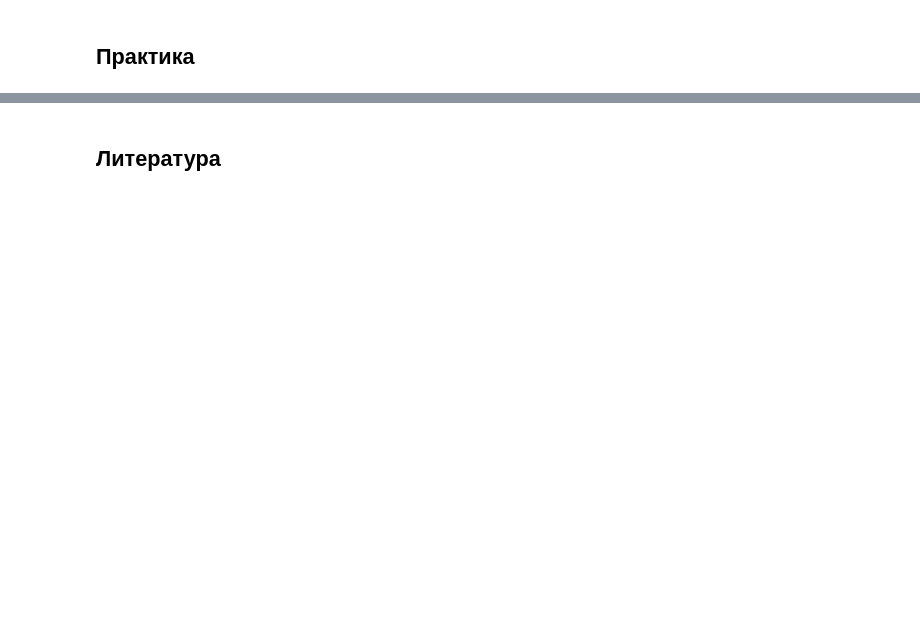
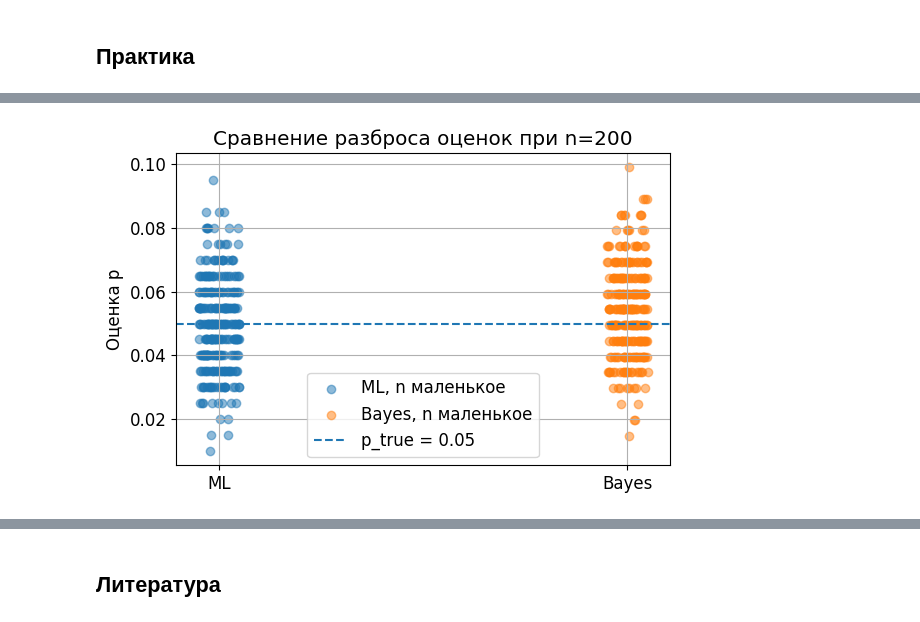
Before and after one commit to oncominglane/theory_of_information, a Jupyter notebook: essays/essay3.ipynb, the cells around one changed output, grey strips where cells are left out. Cells and saved outputs as stored; diff of their text form; code cells hidden in the pictures; blank space fills up the shorter version.

```diff
--- a/essays/essay3.ipynb
+++ b/essays/essay3.ipynb
@@ -286,0 +450,20 @@ plt.show()
+# %%
+plt.figure()
+
+# Немного шума по оси x, чтобы точки не легли друг на друга
+x_ml_small = np.full_like(ml_small, 0, dtype=float) + (rng.random(size=ml_small.size) - 0.5) * 0.1
+x_bayes_small = np.full_like(bayes_small, 1, dtype=float) + (rng.random(size=bayes_small.size) - 0.5) * 0.1
+
+plt.scatter(x_ml_small, ml_small, alpha=0.5, label="ML, n маленькое")
+plt.scatter(x_bayes_small, bayes_small, alpha=0.5, label="Bayes, n маленькое")
+
+plt.axhline(p_true, linestyle="--", label=f"p_true = {p_true}")
+
+plt.xticks([0, 1], ["ML", "Bayes"])
+plt.ylabel("Оценка p")
+plt.title(f"Сравнение разброса оценок при n={n_bits_small}")
+plt.legend()
+plt.tight_layout()
+plt.show()
+# %% [output]
+[figure, added]
```
Also changed, not shown: parts of 52 cells of this notebook.
